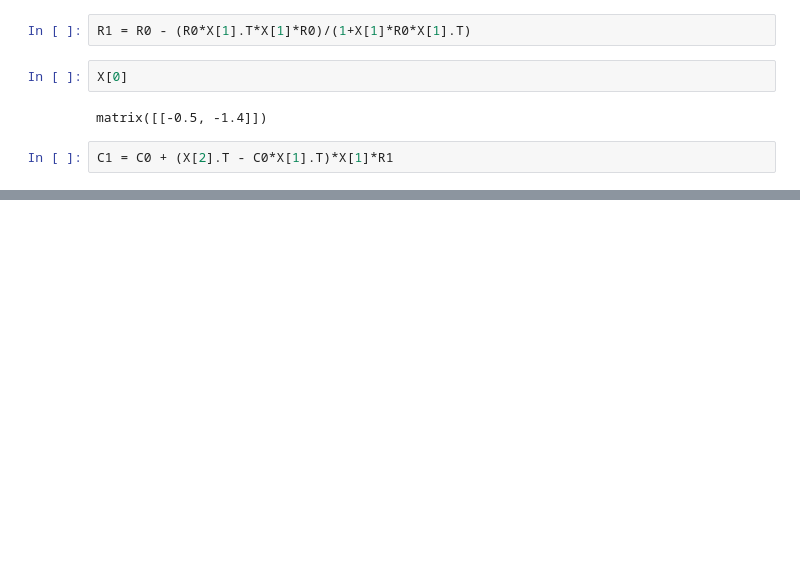
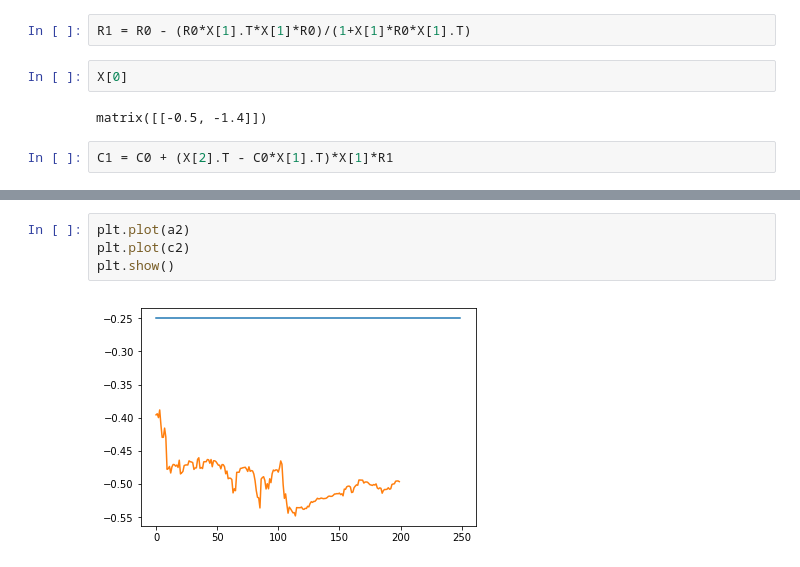
Before and after one commit to CamiVasz/Modelaci-n-experimental, a Jupyter notebook: Entrega 2/LS.ipynb, the cells around one changed output, grey strips where cells are left out. Drawn from its saved outputs; the diff is of its cells as text; blank space fills up the shorter version.

```diff
--- a/Entrega 2/LS.ipynb
+++ b/Entrega 2/LS.ipynb
@@ -135,0 +155,6 @@ def RLS(X, t):
+# %%
+plt.plot(a2)
+plt.plot(c2)
+plt.show()
+# %% [output]
+[figure, added]
```
Also changed, not shown: parts of 15 cells of this notebook.
